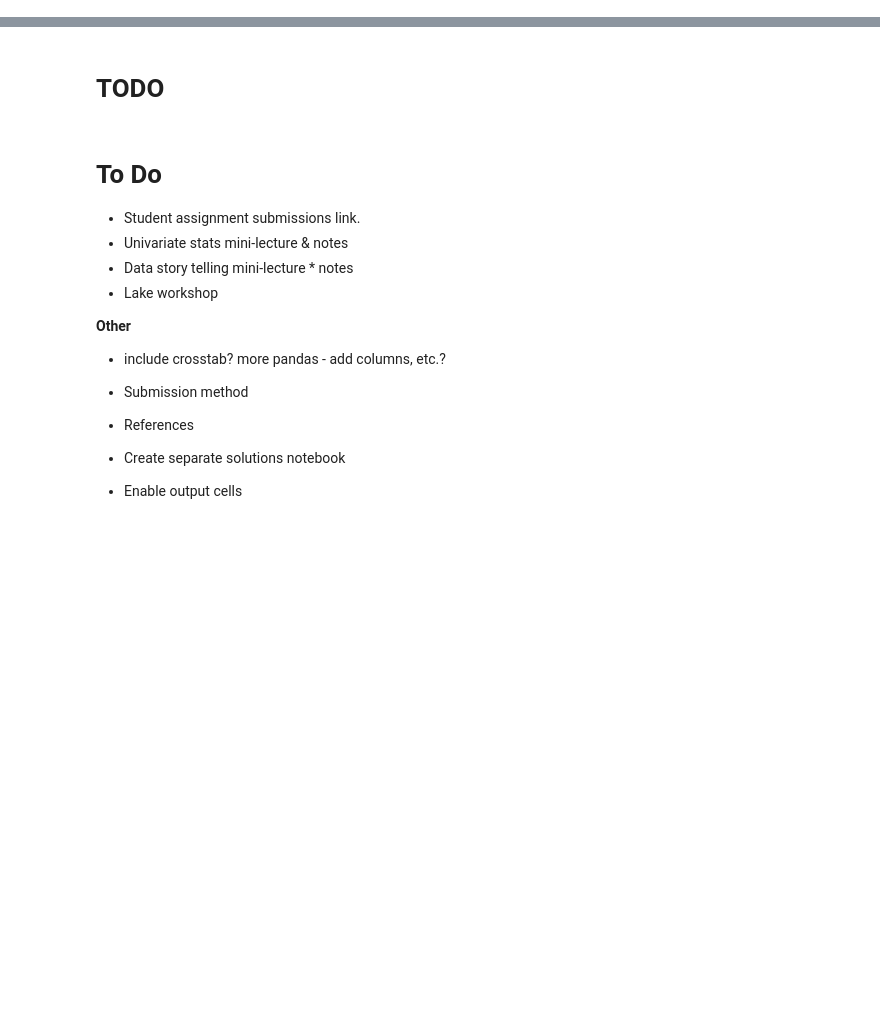
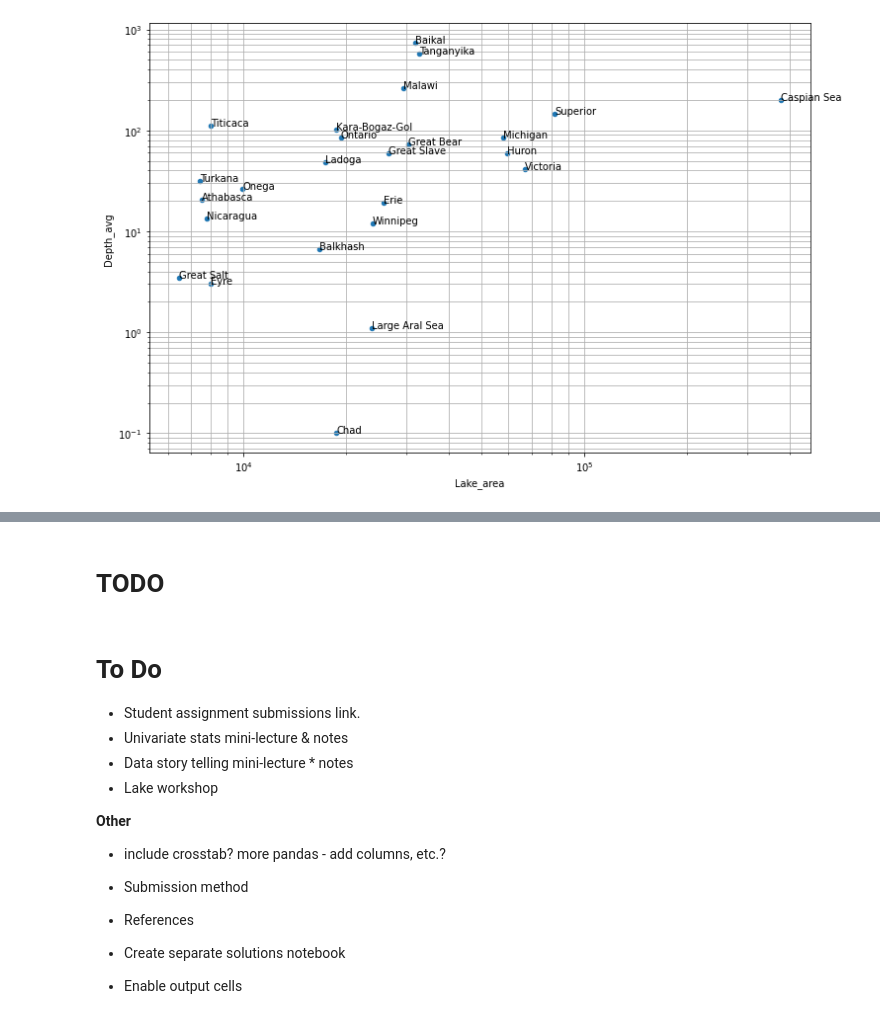
Before and after one commit to ds4geo/ds4geo, a Jupyter notebook: WS 2020 Course Notes/Session 7.ipynb, the cells around one changed output, grey strips where cells are left out. Cells and saved outputs as stored; diff of their text form; code cells hidden in the pictures; blank space fills up the shorter version.

```diff
--- a/WS 2020 Course Notes/Session 7.ipynb
+++ b/WS 2020 Course Notes/Session 7.ipynb
@@ -2,0 +6,9 @@
+# %%
+root = "https://github.com/ds4geo/ds4geo/blob/master/data/geospatial/HydroLakes/HydroLAKES_points_v10_chunk{}.csv?raw=true"
+
+dl = []
+for j in range(28+1):
+  tmp = pd.read_csv(root.format(j))
+  dl.append(tmp)
+# %%
+dat = pd.concat(dl)
@@ -2,0 +47,3 @@
+# %%
+dat.sort_values("Lake_area", inplace=True, ascending=False)
+dat.head(10)
@@ -2,0 +62,12 @@
+# %%
+# plot of top 25 lakes, area vs depth, with labels
+fig, ax = plt.subplots(figsize=(12,8))
+dat.head(25).plot.scatter("Lake_area", "Depth_avg",ax=ax)
+
+ax.set_xscale("log")
+ax.set_yscale("log")
+ax.grid(which="both")
+for i, lake in dat.head(25).iterrows():
+  ax.annotate(lake.Lake_name, (lake.Lake_area, lake.Depth_avg))
+# %% [output]
+[figure, added]
```
Also changed, not shown: parts of 5 cells of this notebook.
